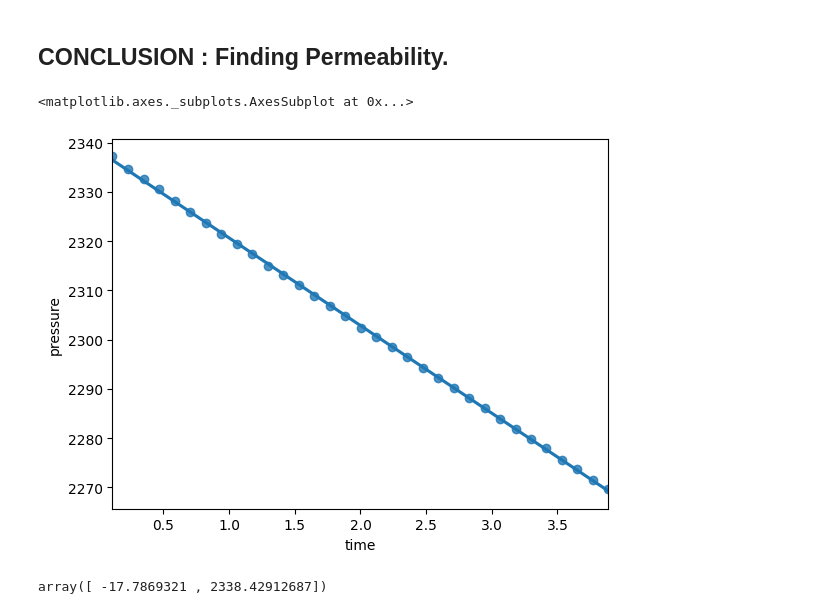
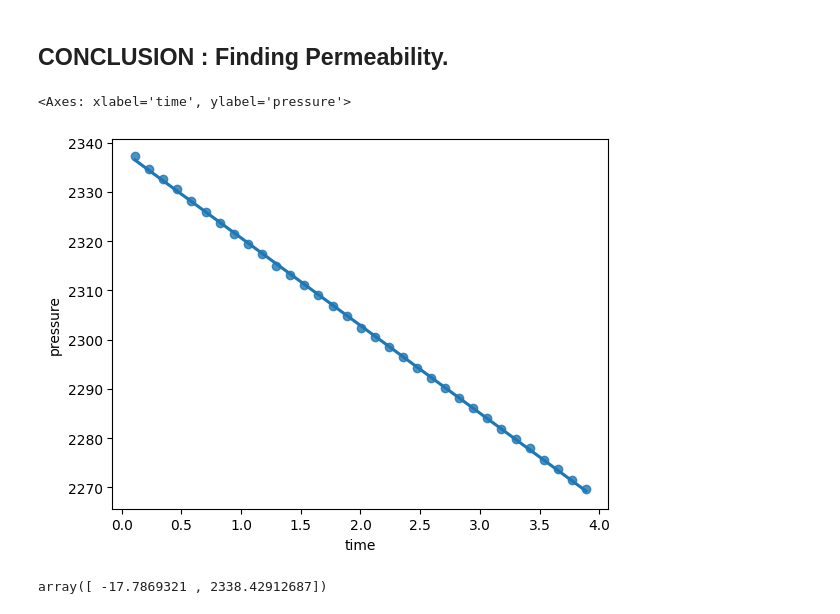
Before and after one commit to RupalGhatak/Reservoir-Permeability-Calculation, a Jupyter notebook: Calculating_Reservoir_Permeability_using_Data_Well_Test_Analysis.ipynb, the cells around one changed output. Saved outputs shown, nothing was run; the diff lists cells and outputs as text; code cells hidden in the pictures.

```diff
--- a/Calculating_Reservoir_Permeability_using_Data_Well_Test_Analysis.ipynb
+++ b/Calculating_Reservoir_Permeability_using_Data_Well_Test_Analysis.ipynb
@@ -58,24 +58,17 @@ Pi = 2760 #psi. *stabilized pressure of the reservoir before the well test began
 
 df['delP'] = np.abs(Pi - df['pressure'])
 
-#note that np.diff(P) does what we call as 'dP' in 'dP/dt'.
-#But it reduces one element.
 df['d(delP)'] = np.zeros(len(df))
-df['d(delP)'].iloc[1:] = np.abs(np.diff(df['delP']))
+df.loc[1:, 'd(delP)'] = np.abs(np.diff(df['delP']))
 
 
 df['dt'] = np.zeros(len(df))
-df['dt'].iloc[1:] = np.diff(df['time'])
+df.loc[1:, 'dt'] = np.diff(df['time'])
 
 
 #P' (Pdash) = t*dP/dt
 df['Pdash'] = np.zeros(len(df))
-df['Pdash'].iloc[1:] = df['time']*df['d(delP)']/df['dt']
-
-
-
-
-
+df.loc[1:, 'Pdash'] = df['time']*df['d(delP)']/df['dt']
 
 df.head()
 # %% [output]
@@ -147,12 +127,11 @@ plt.grid()
 # %%
 t = np.log(df_semilog['time'])
 P = df_semilog['pressure']
 
-
-sns.regplot(t,P)
+sns.regplot(x=t,y=P)
 # %% [output]
-<matplotlib.axes._subplots.AxesSubplot at 0x...>
+<Axes: xlabel='time', ylabel='pressure'>
-[figure, old version]
+[figure, new version]
 # %%
 #Polyfit
 np.polyfit(t,P,1)
```
Also changed, not shown: parts of 6 cells of this notebook.
